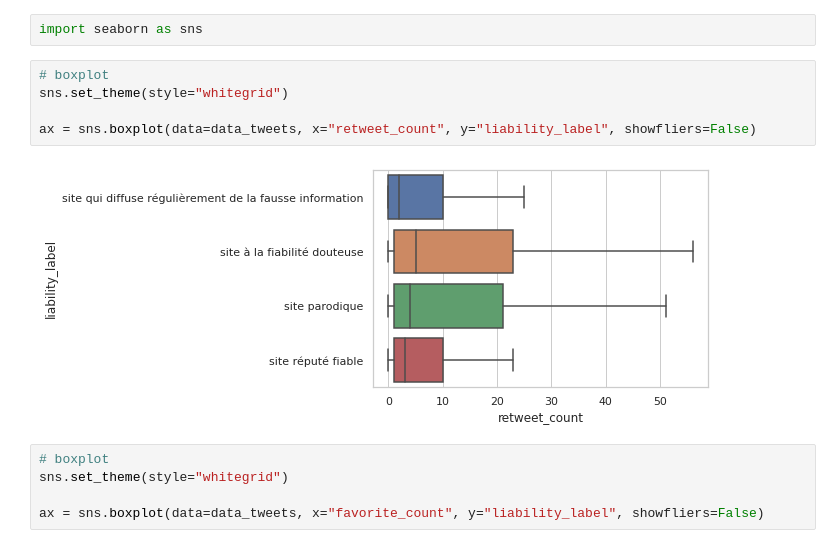
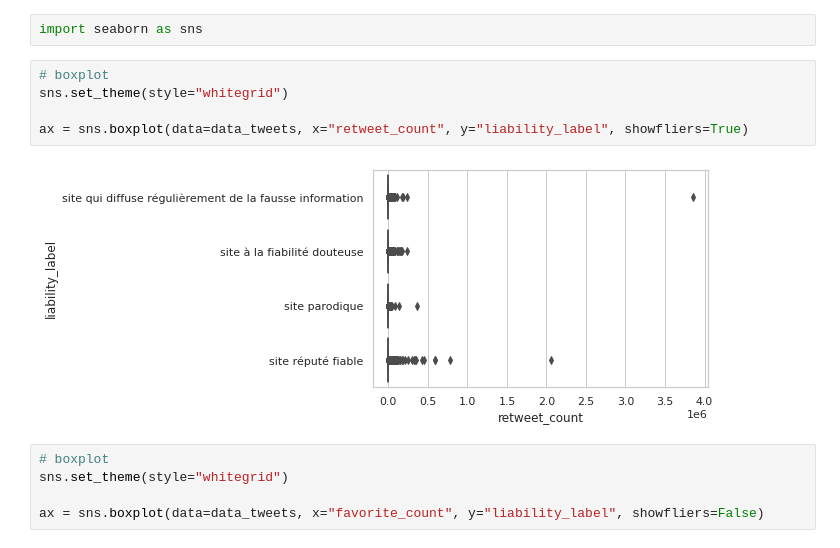
Before and after one commit to anjunjin/PFE-ING3-IA, a Jupyter notebook: AnalyseTweets.ipynb, the cells around one changed output. Cells and saved outputs as stored; diff of their text form.

```diff
--- a/AnalyseTweets.ipynb
+++ b/AnalyseTweets.ipynb
@@ -122,10 +102,10 @@ import seaborn as sns
 # %%
 # boxplot
 sns.set_theme(style="whitegrid")
 
-ax = sns.boxplot(data=data_tweets, x="retweet_count", y="liability_label", showfliers=False)
+ax = sns.boxplot(data=data_tweets, x="retweet_count", y="liability_label", showfliers=True)
 # %% [output]
-[figure, old version]
+[figure, new version]
 # %%
 # boxplot
 sns.set_theme(style="whitegrid")
```
Also changed, not shown: parts of 15 cells of this notebook.
